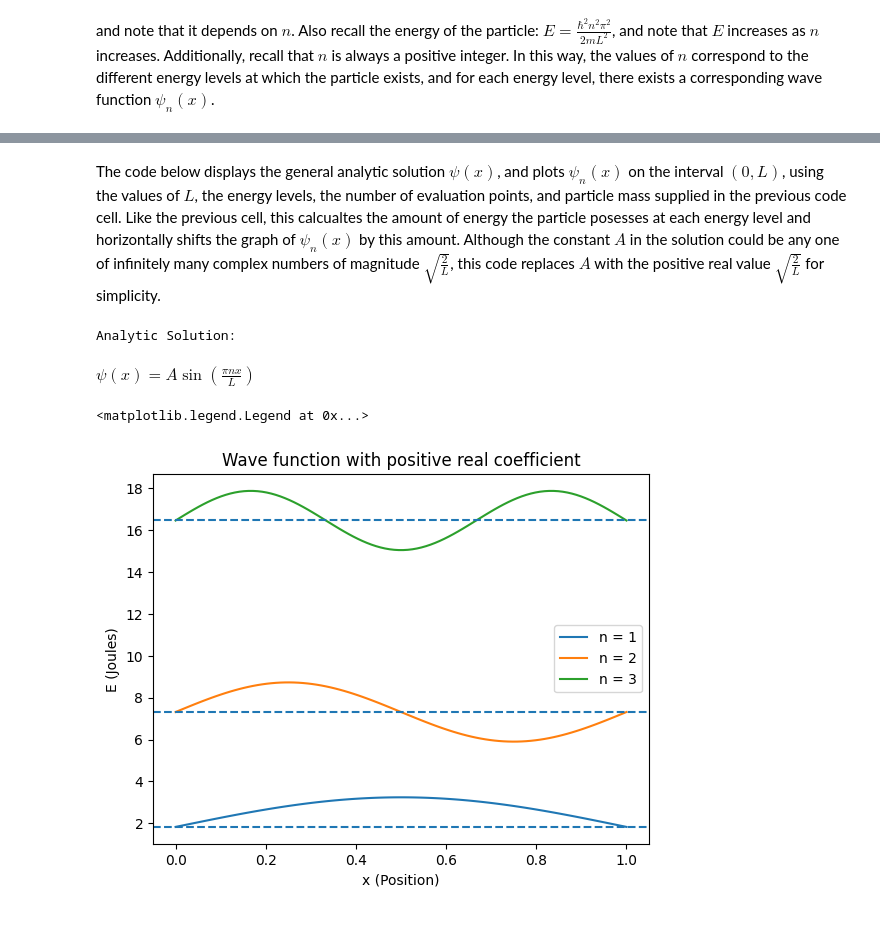
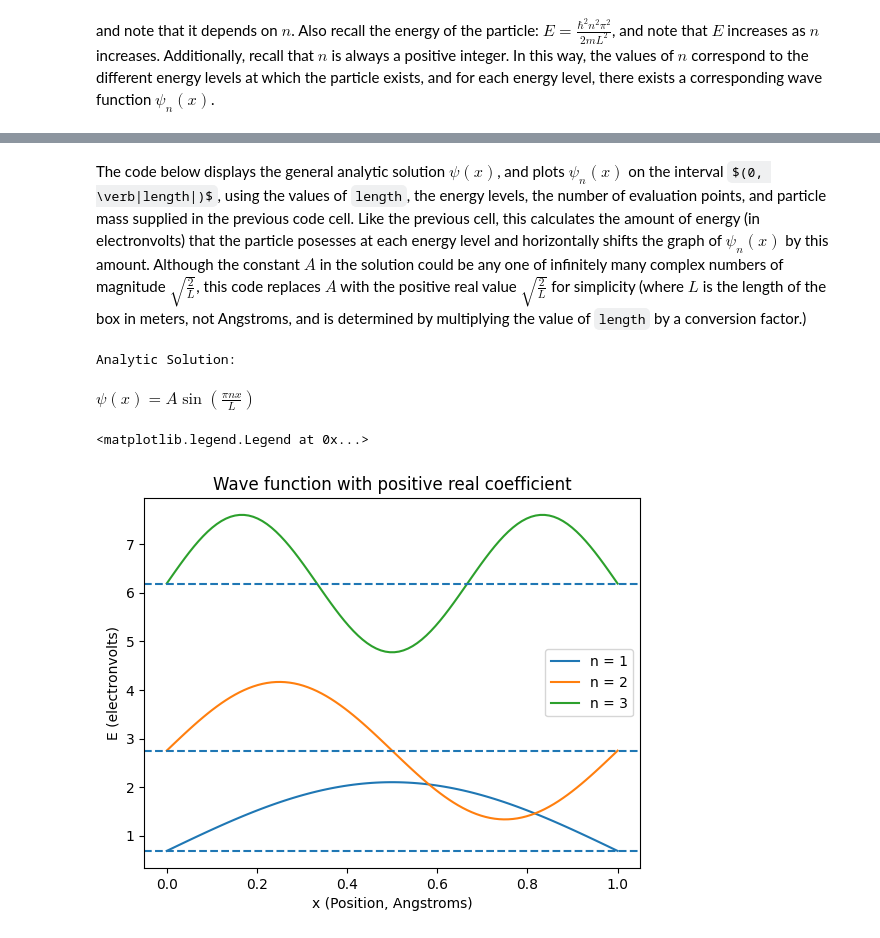
Before and after one commit to Warburton-Lab/schrodinger_notebooks, a Jupyter notebook: sch_tim_indep_part_1d_box.ipynb, the cells around one changed output, grey strips where cells are left out. Cells and saved outputs as stored; diff of their text form; code cells hidden in the pictures; some formulas as TeX source.

Commit message:
Use Angstroms and atomic mass units in "particle-in-a-box" nbs, and remove requirement that earlier cells be run for SciPy RK45 cell to work

```diff
--- a/sch_tim_indep_part_1d_box.ipynb
+++ b/sch_tim_indep_part_1d_box.ipynb
@@ -243,33 +258,43 @@ plt.legend()
 # %% [markdown]
-The code below displays the general analytic solution $\psi(x)$, and plots $\psi_n(x)$ on the interval $(0, L)$, using the values of $L$, the energy levels, the number of evaluation points, and particle mass supplied in the previous code cell.
-Like the previous cell, this calcualtes the amount of energy the particle posesses at each energy level and horizontally shifts the graph of $\psi_n(x)$ by this amount.
-Although the constant $A$ in the solution could be any one of infinitely many complex numbers of magnitude $\sqrt{\frac{2}{L}}$, this code replaces $A$ with the positive real value $\sqrt{\frac{2}{L}}$ for simplicity.
+The code below displays the general analytic solution $\psi(x)$, and plots $\psi_n(x)$ on the interval $(0, \verb|length|)$, using the values of `length`, the energy levels, the number of evaluation points, and particle mass supplied in the previous code cell.
+Like the previous cell, this calculates the amount of energy (in electronvolts) that the particle posesses at each energy level and horizontally shifts the graph of $\psi_n(x)$ by this amount.
+Although the constant $A$ in the solution could be any one of infinitely many complex numbers of magnitude $\sqrt{\frac{2}{L}}$, this code replaces $A$ with the positive real value $\sqrt{\frac{2}{L}}$ for simplicity (where $L$ is the length of the box in meters, not Angstroms, and is determined by multiplying the value of `length` by a conversion factor.)
 # %%
 print('Analytic Solution:')
 display(result)
 
 # given a value (or an array of values) for x and and a value for n,
 # lambdified_psi quickly returns the floating point value of psi_n(x)
 lambdified_psi = lambdify([x, n], result.subs(
     {A: abs_A_eq.rhs, L: L_value}).rhs, 'numpy')
 
 for n_value in n_values:
     if type(n_value) != int:
         raise ValueError('n_values must be integers')
     elif n_value < 1:
         raise ValueError('n_values must be positive')
     psi_vals = lambdified_psi(eval_points, n_value)
     energy_val = lambdified_nrg_expr(n_value)
-    psi_vals += energy_val
-    plt.plot(eval_points, psi_vals, label='n = ' + str(n_value))
-    plt.axhline(y=energy_val, linestyle='dashed')
+    # Convert Joules to electronvolts
+    energy_val_ev = energy_val * 6.241_509_074e18
+    # Convert meters to Angstroms (essentially stretch the x-axis by a
+    # factor of 1e10)
+    eval_points_A = eval_points * 1e10
+    # Since we sretched the x-axis by a factor of 1e10, and since we
+    # must have that the integral of the squared magnitude of psi_vals
+    # across the length of the box equals to one, we must scale the
+    # y-axis by a factor  of 1e-5
+    psi_vals_sc = psi_vals * 1e-5
+    psi_vals_sc += energy_val_ev
+    plt.plot(eval_points_A, psi_vals_sc, label='n = ' + str(n_value))
+    plt.axhline(y=energy_val_ev, linestyle='dashed')
 
-plt.xlabel('x (Position)')
-plt.ylabel('E (Joules)')
+plt.xlabel('x (Position, Angstroms)')
+plt.ylabel('E (electronvolts)')
 plt.title('Wave function with positive real coefficient')
 plt.legend()
 # %% [output]
 Analytic Solution:
 $\displaystyle \psi{\left(x \right)} = A \sin{\left(\frac{\pi n x}{L} \right)}$
 <matplotlib.legend.Legend at 0x...>
-[figure, old version]
+[figure, new version]
```
Also changed, not shown: parts of 3 cells of this notebook, 1 other file.
